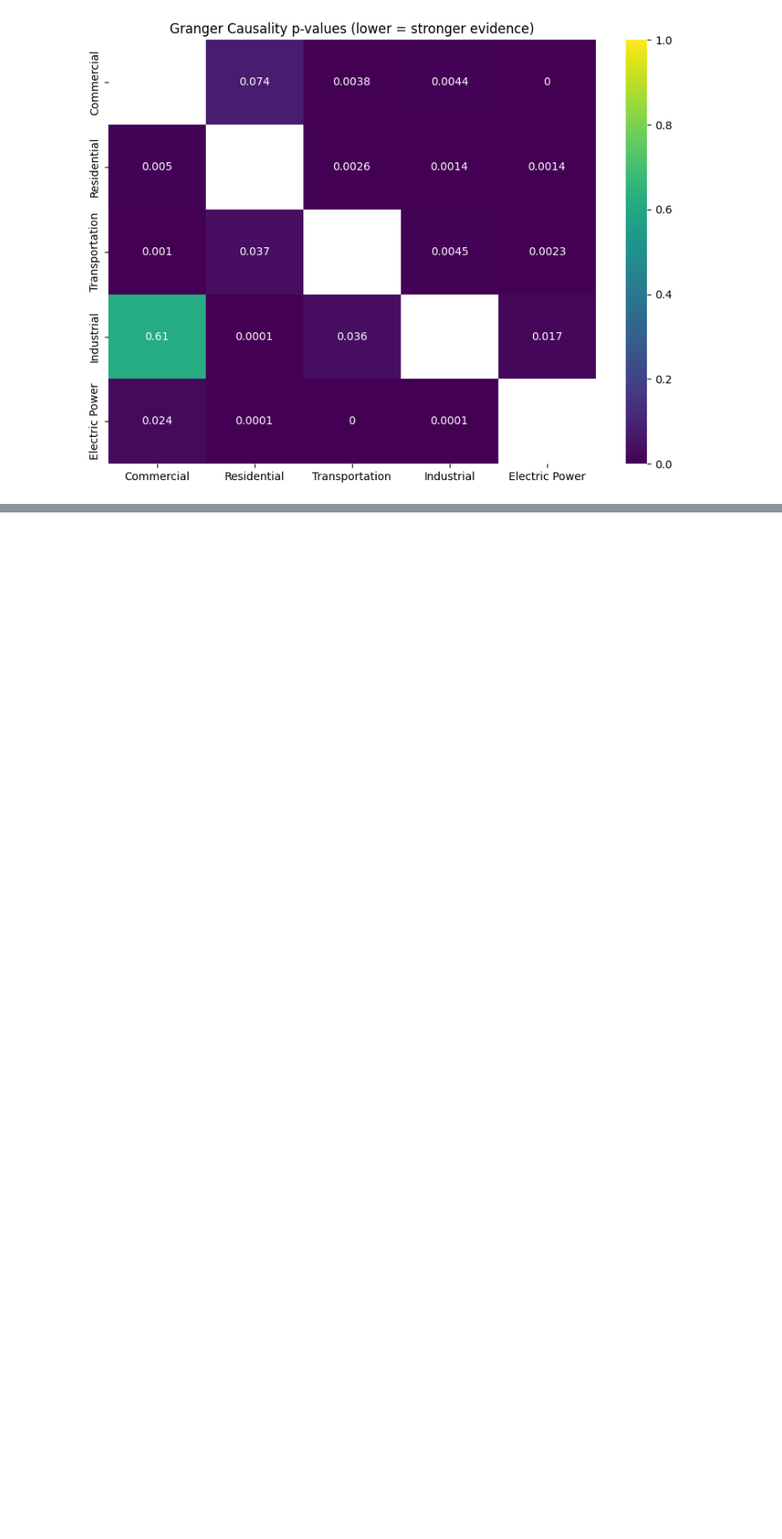
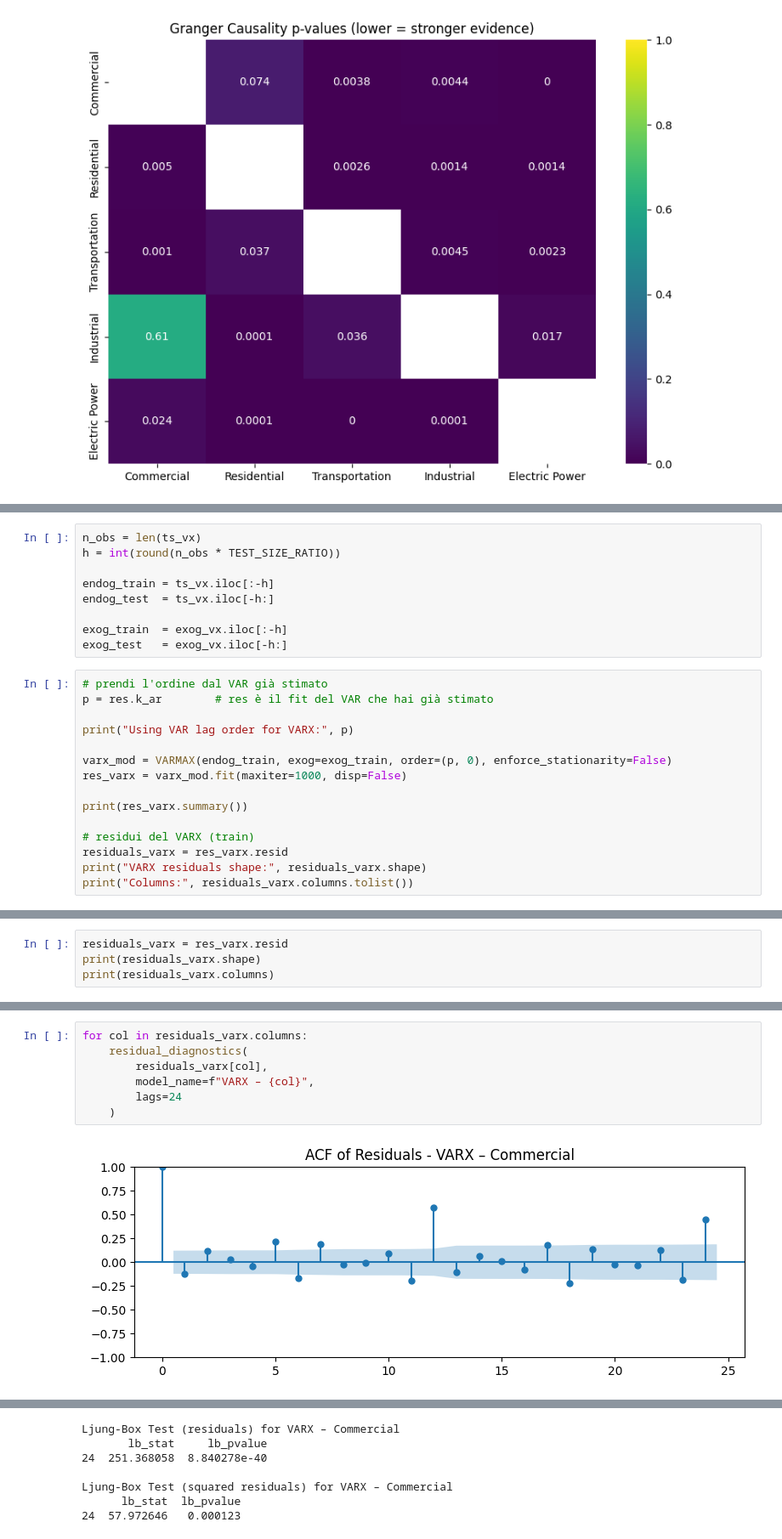
Before and after one commit to leilacielok/time-series-forecasting, a Jupyter notebook: analysis_plots.ipynb, the cells around one changed output, grey strips where cells are left out. Shown at 85% size. Cells and saved outputs as stored; diff of their text form; blank space fills up the shorter version.

```diff
--- a/analysis_plots.ipynb
+++ b/analysis_plots.ipynb
@@ -761,0 +1146,24 @@ Columns: ['Commercial', 'Residential', 'Transportation', 'Industrial', 'Electric
+# %%
+n_obs = len(ts_vx)
+h = int(round(n_obs * TEST_SIZE_RATIO))
+
+endog_train = ts_vx.iloc[:-h]
+endog_test  = ts_vx.iloc[-h:]
+
+exog_train  = exog_vx.iloc[:-h]
+exog_test   = exog_vx.iloc[-h:]
+# %%
+# prendi l'ordine dal VAR già stimato
+p = res.k_ar        # res è il fit del VAR che hai già stimato
+
+print("Using VAR lag order for VARX:", p)
+
+varx_mod = VARMAX(endog_train, exog=exog_train, order=(p, 0), enforce_stationarity=False)
+res_varx = varx_mod.fit(maxiter=1000, disp=False)
+
+print(res_varx.summary())
+
+# residui del VARX (train)
+residuals_varx = res_varx.resid
+print("VARX residuals shape:", residuals_varx.shape)
+print("Columns:", residuals_varx.columns.tolist())
@@ -761,0 +1189,4 @@ Columns: ['Commercial', 'Residential', 'Transportation', 'Industrial', 'Electric
+# %%
+residuals_varx = res_varx.resid
+print(residuals_varx.shape)
+print(residuals_varx.columns)
@@ -761,0 +1198,9 @@ Columns: ['Commercial', 'Residential', 'Transportation', 'Industrial', 'Electric
+# %%
+for col in residuals_varx.columns:
+    residual_diagnostics(
+        residuals_varx[col],
+        model_name=f"VARX – {col}",
+        lags=24
+    )
+# %% [output]
+[figure, added]
@@ -761,0 +1208,7 @@ Columns: ['Commercial', 'Residential', 'Transportation', 'Industrial', 'Electric
+Ljung-Box Test (residuals) for VARX – Commercial
+       lb_stat     lb_pvalue
+24  251.368058  8.840278e-40
+
+Ljung-Box Test (squared residuals) for VARX – Commercial
+      lb_stat  lb_pvalue
+24  57.972646   0.000123
```
Also changed, not shown: parts of 33 cells of this notebook, 5 other files.
